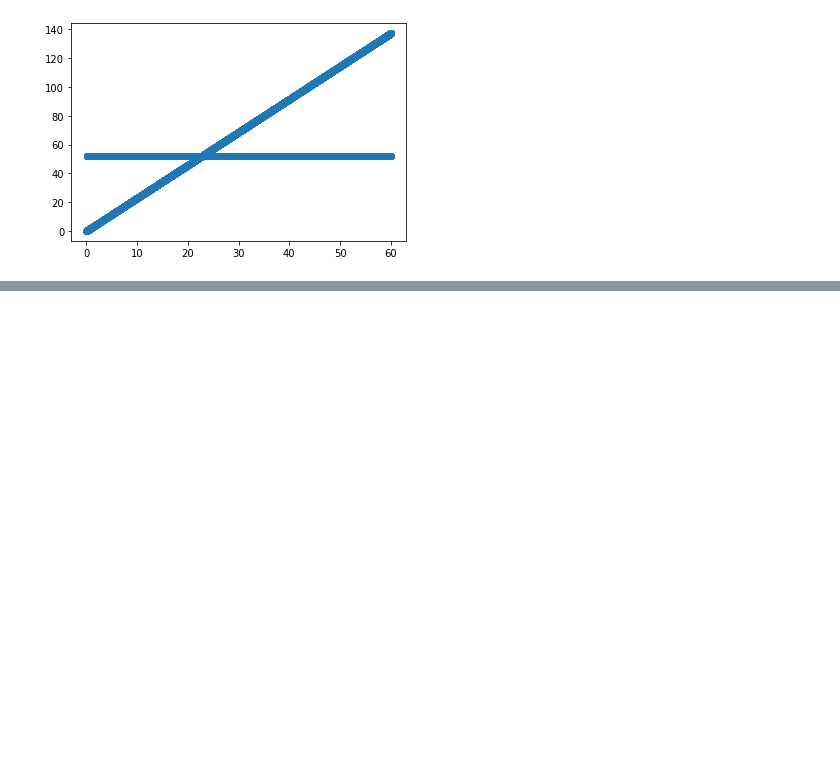
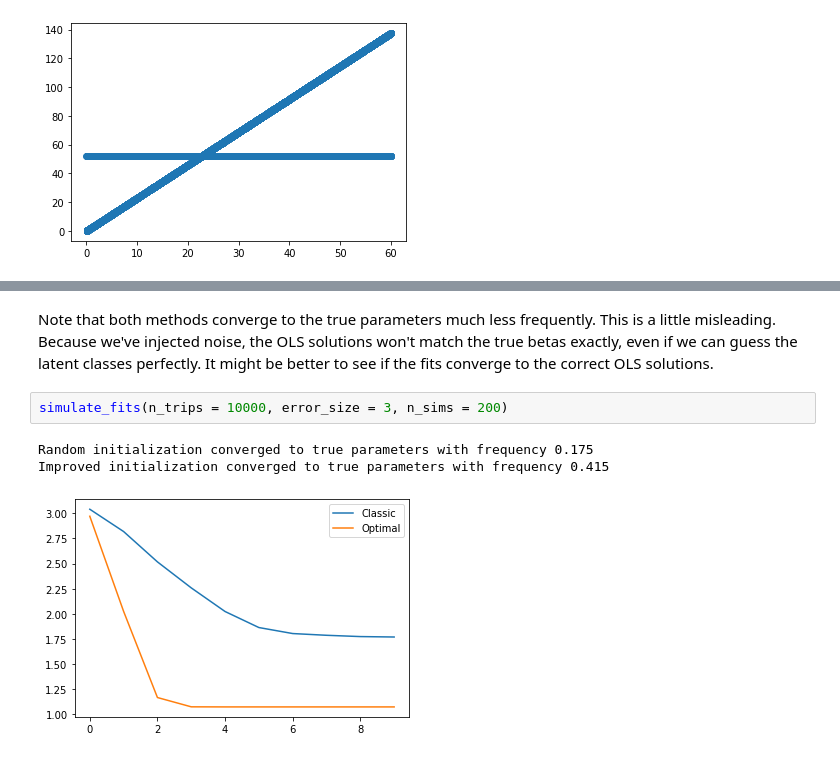
Before and after one commit to ahopen/math-tools-final-project, a Jupyter notebook: final_project_notebook.ipynb, the cells around one changed output, grey strips where cells are left out. Saved outputs shown, nothing was run; the diff lists cells and outputs as text; blank space fills up the shorter version.

```diff
--- a/final_project_notebook.ipynb
+++ b/final_project_notebook.ipynb
@@ -133,0 +216,8 @@ plt.show()
+# %% [markdown]
+Note that both methods converge to the true parameters much less frequently. This is a little misleading. Because we've injected noise, the OLS solutions won't match the true betas exactly, even if we can guess the latent classes perfectly. It might be better to see if the fits converge to the correct OLS solutions.
+# %%
+simulate_fits(n_trips = 10000, error_size = 3, n_sims = 200)
+# %% [output]
+Random initialization converged to true parameters with frequency 0.175
+Improved initialization converged to true parameters with frequency 0.415
+[figure, added]
```
Also changed, not shown: parts of 13 cells of this notebook.
